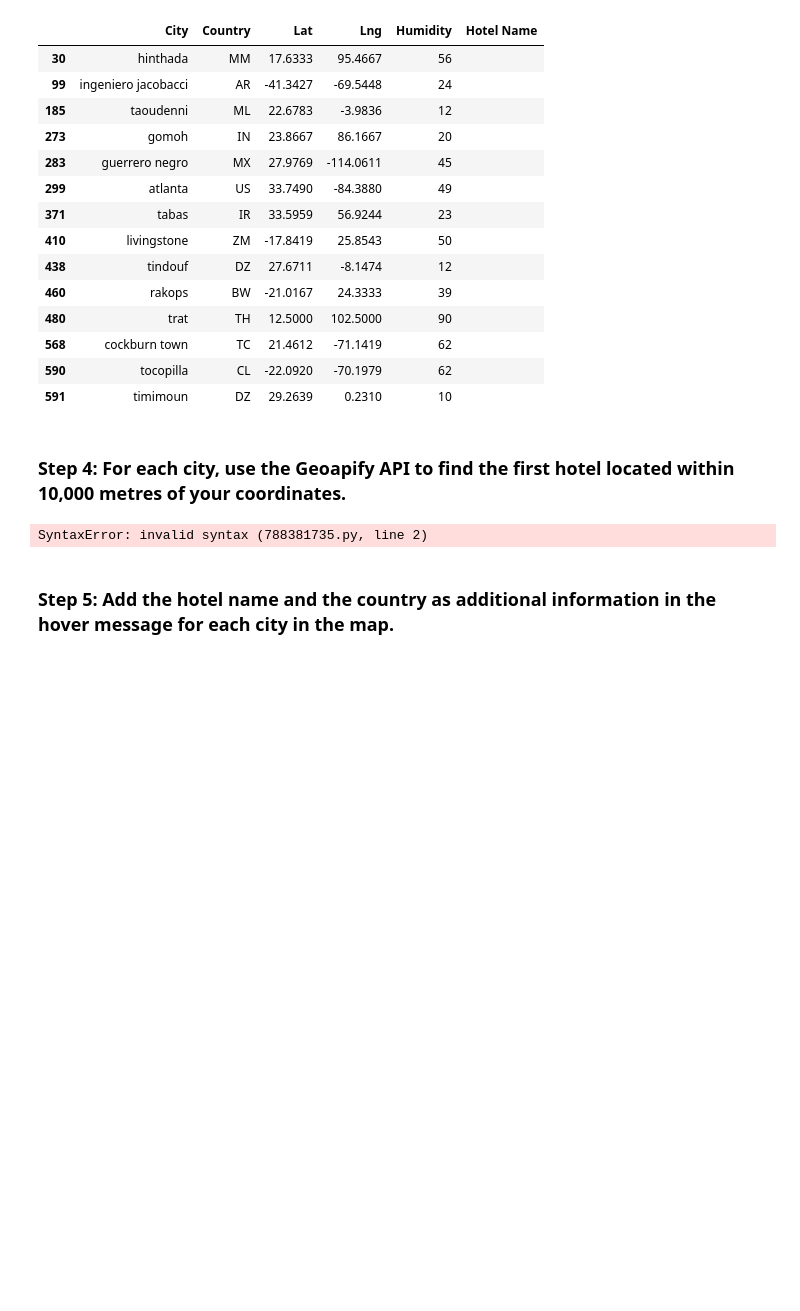
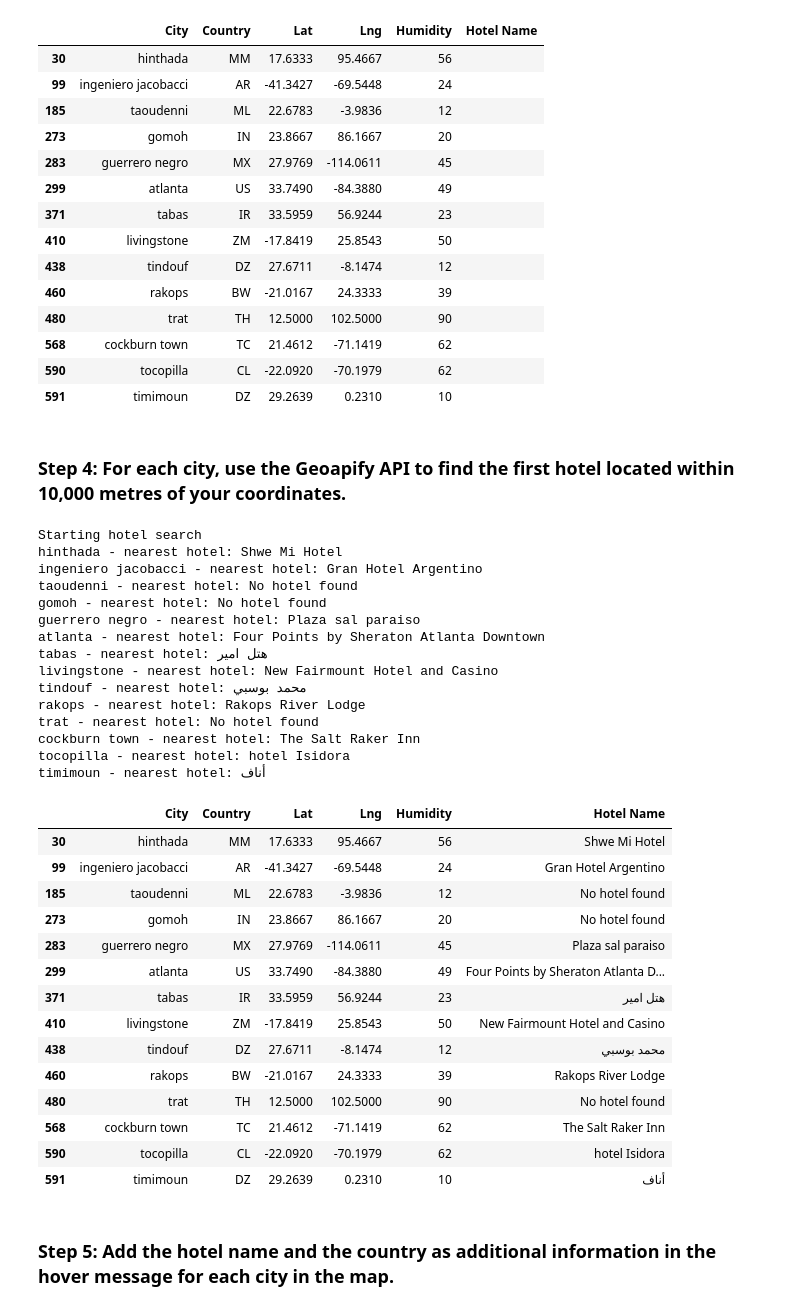
Before and after one commit to jacktemme/python-api-challenge, a Jupyter notebook: VacationPy.ipynb, the cells around one changed output. Drawn from its saved outputs; the diff is of its cells as text; code cells hidden in the pictures; blank space fills up the shorter version.

```diff
--- a/VacationPy.ipynb
+++ b/VacationPy.ipynb
@@ -110,46 +111,77 @@ See the caveats in the documentation: https://pandas.pydata.org/pandas-docs/stab
 ### Step 4: For each city, use the Geoapify API to find the first hotel located within 10,000 metres of your coordinates.
 # %%
 # Set parameters to search for a hotel
-radius = 10,000
-params = {
+radius = 10000
+categories = "accommodation.hotel"
+params = {"categories": categories,
+          "apiKey": geoapify_key,
+          "limit": 1}
 
-}
+
 
 # Print a message to follow up the hotel search
 print("Starting hotel search")
 
 # Iterate through the hotel_df DataFrame
 for index, row in hotel_df.iterrows():
     # get latitude, longitude from the DataFrame
-    # YOUR CODE HERE
+    lat = row["Lat"]
+    lng = row["Lng"]
 
     # Add filter and bias parameters with the current city's latitude and longitude to the params dictionary
-    params["filter"] = # YOUR CODE HERE
-    params["bias"] = # YOUR CODE HERE
+    params["filter"] =f"circle:{lng},{lat},{radius}"
+    params["bias"] = f"proximity:{lng},{lat}"
 
     # Set base URL
     base_url = "https://api.geoapify.com/v2/places"
 
 
     # Make and API request using the params dictionaty
-    name_address = # YOUR CODE HERE
+    name_address = requests.get(base_url, params = params).json()
 
-    # Convert the API response to JSON format
-    name_address = # YOUR CODE HERE
 
     # Grab the first hotel from the results and store the name in the hotel_df DataFrame
     try:
         hotel_df.loc[index, "Hotel Name"] = name_address["features"][0]["properties"]["name"]
     except (KeyError, IndexError):
         # If no hotel is found, set the hotel name as "No hotel found".
         hotel_df.loc[index, "Hotel Name"] = "No hotel found"
 
     # Log the search results
     print(f"{hotel_df.loc[index, 'City']} - nearest hotel: {hotel_df.loc[index, 'Hotel Name']}")
 
 # Display sample data
 hotel_df
 # %% [output]
-SyntaxError: invalid syntax (788381735.py, line 2)
+Starting hotel search
+hinthada - nearest hotel: Shwe Mi Hotel
+ingeniero jacobacci - nearest hotel: Gran Hotel Argentino
+taoudenni - nearest hotel: No hotel found
+gomoh - nearest hotel: No hotel found
+guerrero negro - nearest hotel: Plaza sal paraiso
+atlanta - nearest hotel: Four Points by Sheraton Atlanta Downtown
+tabas - nearest hotel: هتل امیر
+livingstone - nearest hotel: New Fairmount Hotel and Casino
+tindouf - nearest hotel: محمد بوسبي
+rakops - nearest hotel: Rakops River Lodge
+trat - nearest hotel: No hotel found
+cockburn town - nearest hotel: The Salt Raker Inn
+tocopilla - nearest hotel: hotel Isidora
+timimoun - nearest hotel: أناف
+|  | City | Country | Lat | Lng | Humidity | Hotel Name |
+| 30 | hinthada | MM | 17.6333 | 95.4667 | 56 | Shwe Mi Hotel |
+| 99 | ingeniero jacobacci | AR | -41.3427 | -69.5448 | 24 | Gran Hotel Argentino |
+| 185 | taoudenni | ML | 22.6783 | -3.9836 | 12 | No hotel found |
+| 273 | gomoh | IN | 23.8667 | 86.1667 | 20 | No hotel found |
+| 283 | guerrero negro | MX | 27.9769 | -114.0611 | 45 | Plaza sal paraiso |
+| 299 | atlanta | US | 33.7490 | -84.3880 | 49 | Four Points by Sheraton Atlanta D... |
+| 371 | tabas | IR | 33.5959 | 56.9244 | 23 | هتل امیر |
+| 410 | livingstone | ZM | -17.8419 | 25.8543 | 50 | New Fairmount Hotel and Casino |
+| 438 | tindouf | DZ | 27.6711 | -8.1474 | 12 | محمد بوسبي |
+| 460 | rakops | BW | -21.0167 | 24.3333 | 39 | Rakops River Lodge |
+| 480 | trat | TH | 12.5000 | 102.5000 | 90 | No hotel found |
+| 568 | cockburn town | TC | 21.4612 | -71.1419 | 62 | The Salt Raker Inn |
+| 590 | tocopilla | CL | -22.0920 | -70.1979 | 62 | hotel Isidora |
+| 591 | timimoun | DZ | 29.2639 | 0.2310 | 10 | أناف |
 # %% [markdown]
 ### Step 5: Add the hotel name and the country as additional information in the hover message for each city in the map.
```
Also changed, not shown: parts of 3 cells of this notebook.
